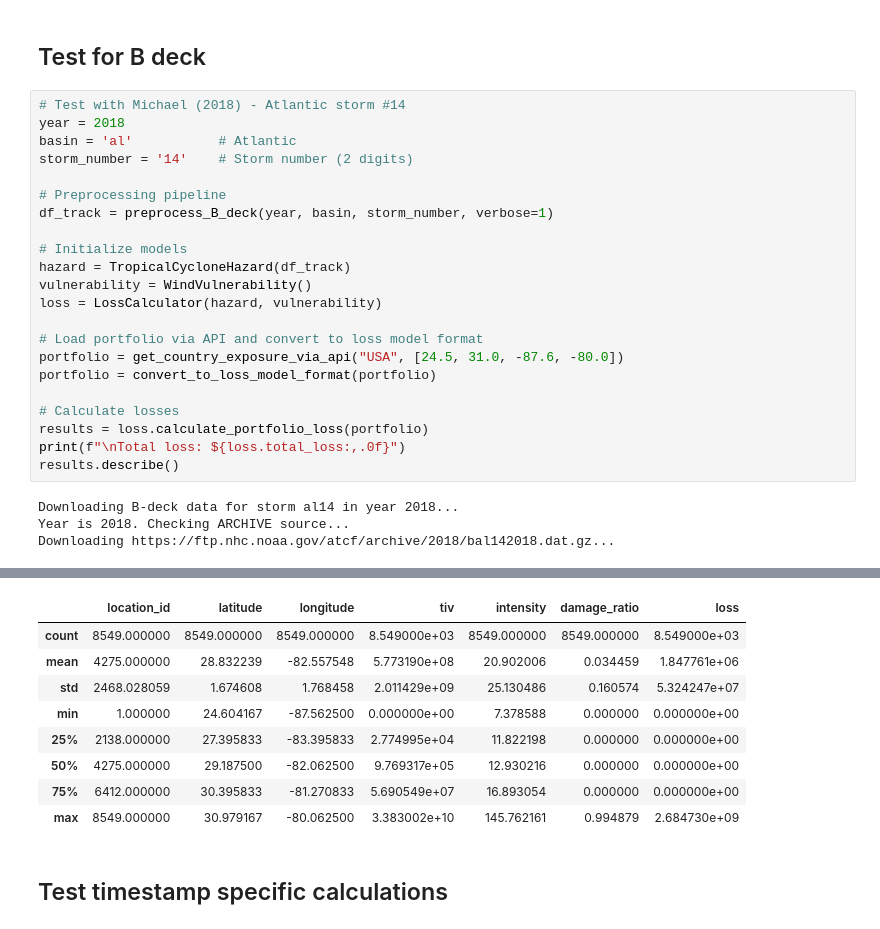
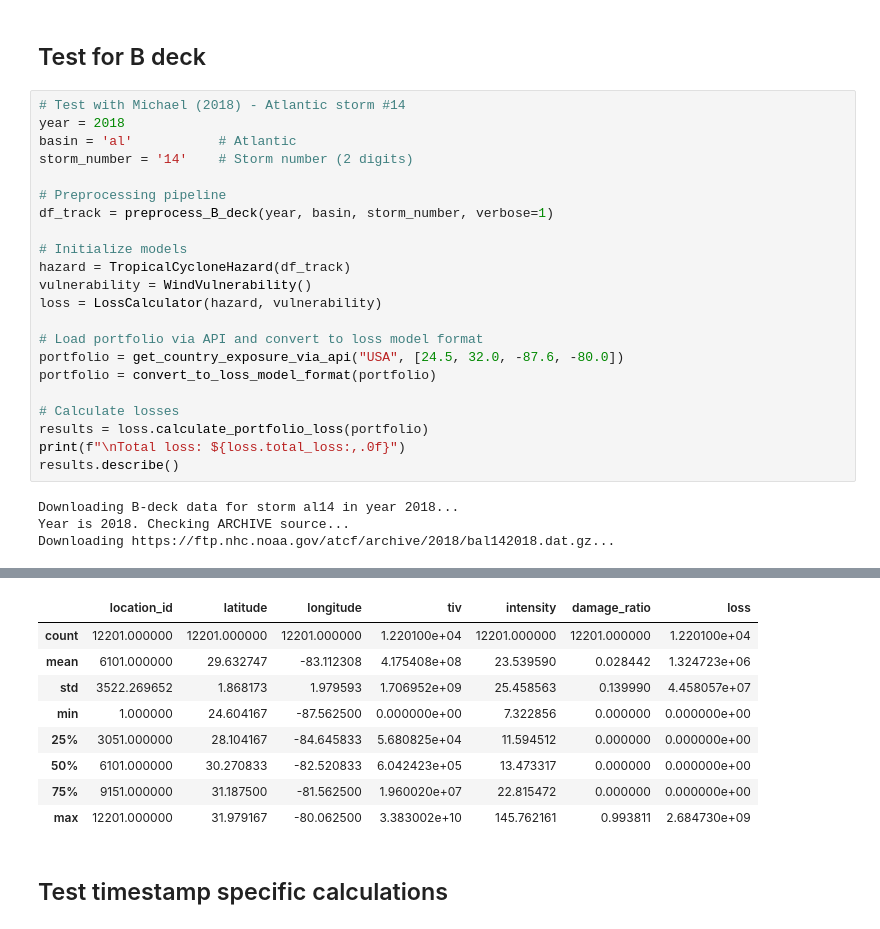
Before and after one commit to christianwirths/NatCat, a Jupyter notebook: notebooks/nb4_refactored_pipeline.ipynb, the cells around one changed output, grey strips where cells are left out. Saved outputs shown, nothing was run; the diff lists cells and outputs as text.

Commit message:
Portfolio size adaption

```diff
--- a/notebooks/nb4_refactored_pipeline.ipynb
+++ b/notebooks/nb4_refactored_pipeline.ipynb
@@ -38,7 +38,7 @@ vulnerability = WindVulnerability()
 loss = LossCalculator(hazard, vulnerability)
 
 # Load portfolio via API and convert to loss model format
-portfolio = get_country_exposure_via_api("USA", [24.5, 31.0, -87.6, -80.0])
+portfolio = get_country_exposure_via_api("USA", [24.5, 32.0, -87.6, -80.0])
 portfolio = convert_to_loss_model_format(portfolio)
 
 # Calculate losses
@@ -60,12 +60,12 @@ Total loss: $15,796,504,688
 |  | location_id | latitude | longitude | tiv | intensity | damage_ratio | loss |
-| count | 8549.000000 | 8549.000000 | 8549.000000 | 8.549000e+03 | 8549.000000 | 8549.000000 | 8.549000e+03 |
-| mean | 4275.000000 | 28.832239 | -82.557548 | 5.773190e+08 | 20.902006 | 0.034459 | 1.847761e+06 |
-| std | 2468.028059 | 1.674608 | 1.768458 | 2.011429e+09 | 25.130486 | 0.160574 | 5.324247e+07 |
-| min | 1.000000 | 24.604167 | -87.562500 | 0.000000e+00 | 7.378588 | 0.000000 | 0.000000e+00 |
-| 25% | 2138.000000 | 27.395833 | -83.395833 | 2.774995e+04 | 11.822198 | 0.000000 | 0.000000e+00 |
-| 50% | 4275.000000 | 29.187500 | -82.062500 | 9.769317e+05 | 12.930216 | 0.000000 | 0.000000e+00 |
-| 75% | 6412.000000 | 30.395833 | -81.270833 | 5.690549e+07 | 16.893054 | 0.000000 | 0.000000e+00 |
-| max | 8549.000000 | 30.979167 | -80.062500 | 3.383002e+10 | 145.762161 | 0.994879 | 2.684730e+09 |
+| count | 12201.000000 | 12201.000000 | 12201.000000 | 1.220100e+04 | 12201.000000 | 12201.000000 | 1.220100e+04 |
+| mean | 6101.000000 | 29.632747 | -83.112308 | 4.175408e+08 | 23.539590 | 0.028442 | 1.324723e+06 |
+| std | 3522.269652 | 1.868173 | 1.979593 | 1.706952e+09 | 25.458563 | 0.139990 | 4.458057e+07 |
+| min | 1.000000 | 24.604167 | -87.562500 | 0.000000e+00 | 7.322856 | 0.000000 | 0.000000e+00 |
+| 25% | 3051.000000 | 28.104167 | -84.645833 | 5.680825e+04 | 11.594512 | 0.000000 | 0.000000e+00 |
+| 50% | 6101.000000 | 30.270833 | -82.520833 | 6.042423e+05 | 13.473317 | 0.000000 | 0.000000e+00 |
+| 75% | 9151.000000 | 31.187500 | -81.562500 | 1.960020e+07 | 22.815472 | 0.000000 | 0.000000e+00 |
+| max | 12201.000000 | 31.979167 | -80.062500 | 3.383002e+10 | 145.762161 | 0.993811 | 2.684730e+09 |
 # %% [markdown]
 ## Test timestamp specific calculations
 # %%
```
Also changed, not shown: parts of 4 cells of this notebook, 2 other files.
